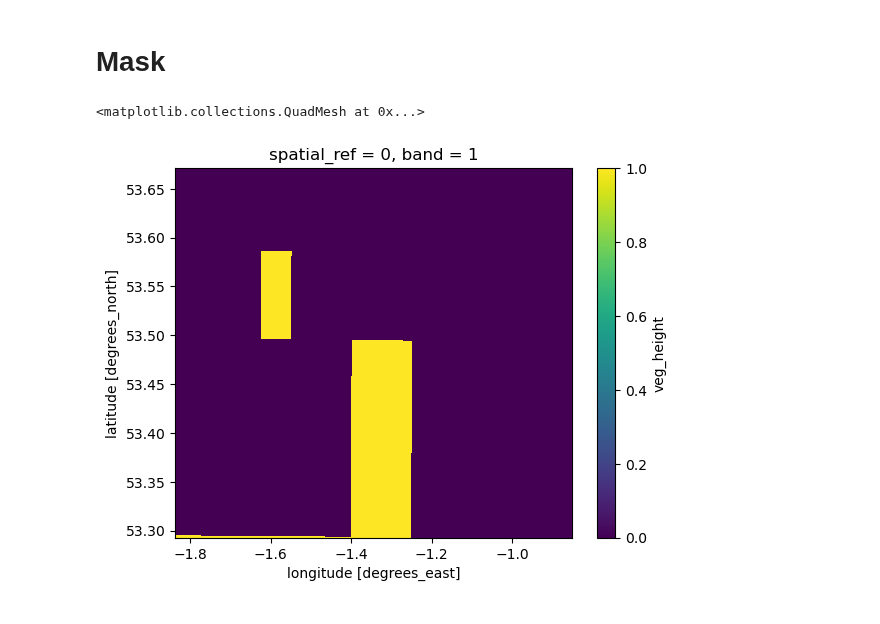
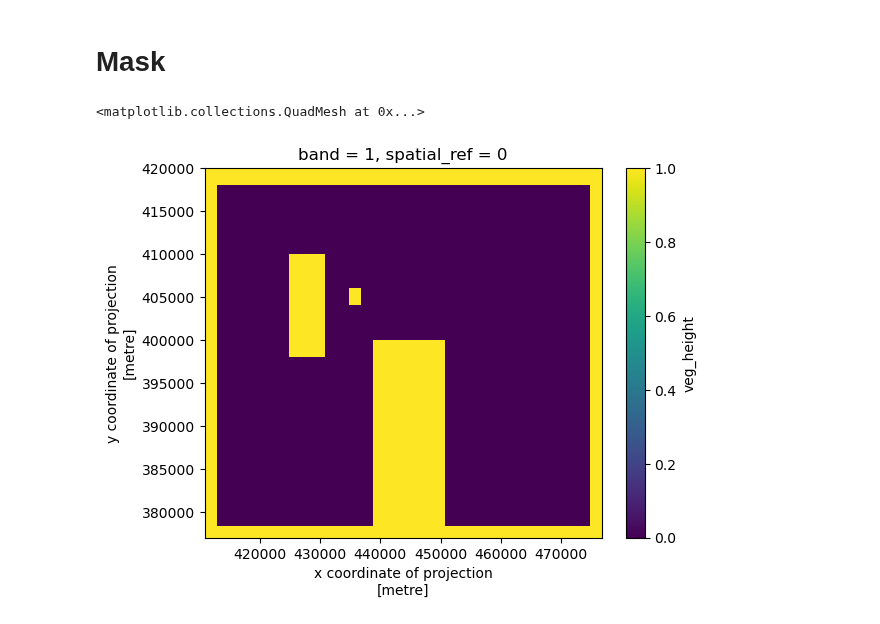
Before and after one commit to MatthewJWhittle/shefflied-bats, a Jupyter notebook: pipelines/prepare-veg-height-training-data.ipynb, the cells around one changed output. Saved outputs shown, nothing was run; the diff lists cells and outputs as text; code cells hidden in the pictures.

```diff
--- a/pipelines/prepare-veg-height-training-data.ipynb
+++ b/pipelines/prepare-veg-height-training-data.ipynb
@@ -166,3 +166,8 @@ Data variables: (12/15)
 Write the data out to a file. The data needds to be in two seperate rasters. One for the veg height (y - what I want to predict), the other for the lidar and sentinel-2 data (X - my prediction inputs).
 # %%
 image_stack = image_stack.rio.reproject(27700)
+# %%
+image_stack['chm'] = image_stack['dsm'] - image_stack['dtm']
+# %%
+# Select some variables
+image_stack = image_stack[['s2_B3', 's2_B4', 's2_B5', 's2_B6', 's2_B7', 's2_B8A', 'chm', 'veg_height']]
@@ -221,9 +181,22 @@ y.rio.to_raster('data/processed/s2-lidar/y/vegetation-height.tif')
 # %% [markdown]
 # Mask
 # %%
+y = image_stack.veg_height
 # Generate a mask to represent the areas where there is na or inf values
 mask = np.isnan(y) | np.isinf(y)
-mask.plot()
+#mask.plot()
+mask_resolution = mask.rio.resolution()[0]
+
+
+# Target resolution
+target_resolution = 2000
+scale_factor =  target_resolution / mask_resolution
+scale_factor = round(scale_factor)
+
+
+mask_coarse = mask.coarsen(x = scale_factor, y = scale_factor, boundary="pad").mean().compute()
+mask_coarse = mask_coarse > 0
+mask_coarse.plot()
 # %% [output]
 <matplotlib.collections.QuadMesh at 0x...>
-[figure, old version]
+[figure, new version]
```
Also changed, not shown: parts of 7 cells of this notebook, 7 other files.
